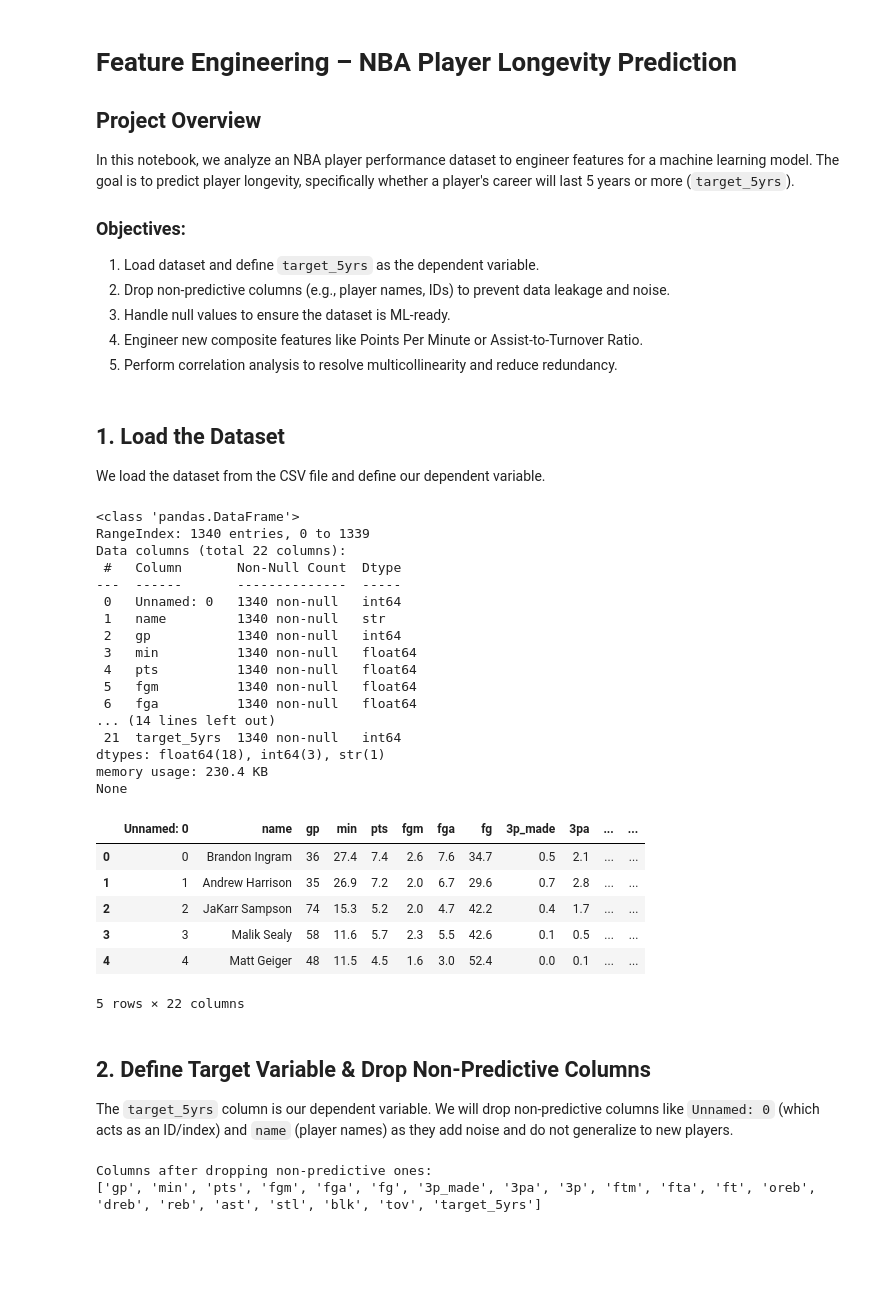
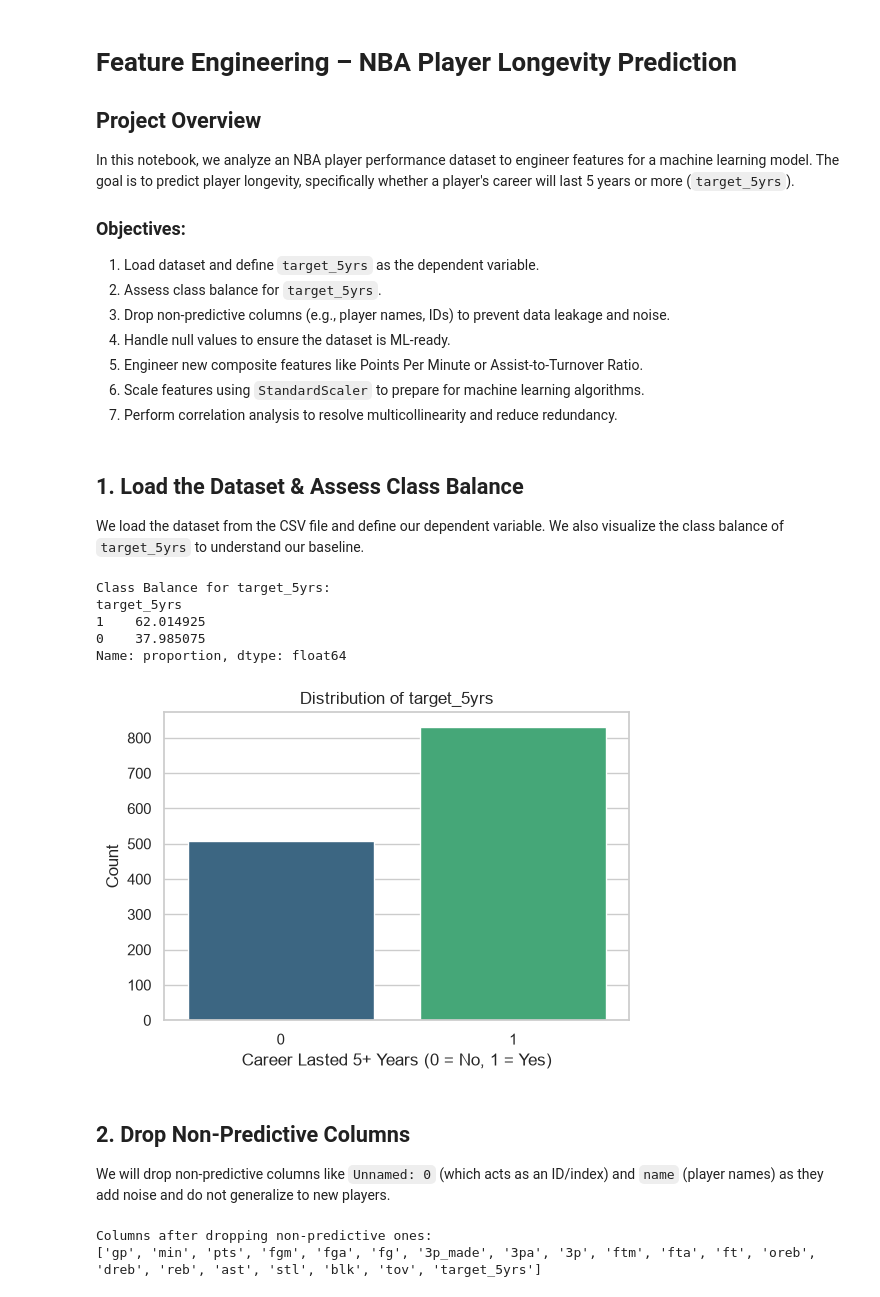
Before and after one commit to Deanthestallion/NBAAssignment, a Jupyter notebook: nba_feature_engineering.ipynb, the cells around one changed output. Cells and saved outputs as stored; diff of their text form; code cells hidden in the pictures; blank space fills up the shorter version.

```diff
--- a/nba_feature_engineering.ipynb
+++ b/nba_feature_engineering.ipynb
@@ -5,10 +5,12 @@ In this notebook, we analyze an NBA player performance dataset to engineer featu
 
 ### Objectives:
 1. Load dataset and define `target_5yrs` as the dependent variable.
-2. Drop non-predictive columns (e.g., player names, IDs) to prevent data leakage and noise.
-3. Handle null values to ensure the dataset is ML-ready.
-4. Engineer new composite features like Points Per Minute or Assist-to-Turnover Ratio.
-5. Perform correlation analysis to resolve multicollinearity and reduce redundancy.
+2. Assess class balance for `target_5yrs`.
+3. Drop non-predictive columns (e.g., player names, IDs) to prevent data leakage and noise.
+4. Handle null values to ensure the dataset is ML-ready.
+5. Engineer new composite features like Points Per Minute or Assist-to-Turnover Ratio.
+6. Scale features using `StandardScaler` to prepare for machine learning algorithms.
+7. Perform correlation analysis to resolve multicollinearity and reduce redundancy.
 # %%
 import pandas as pd
 import numpy as np
@@ -20,43 +23,35 @@ sns.set_theme(style="whitegrid")
 import warnings
 warnings.filterwarnings('ignore')
 # %% [markdown]
-## 1. Load the Dataset
-We load the dataset from the CSV file and define our dependent variable.
+## 1. Load the Dataset & Assess Class Balance
+We load the dataset from the CSV file and define our dependent variable. We also visualize the class balance of `target_5yrs` to understand our baseline.
-# %%
-# Load the dataset
-file_name = '0f484464-3cc8-4bfc-968b-b1a9fc4d4b1d (2).csv'
-df = pd.read_csv(file_name)
-
-# Display dataset info and first few rows
-print(df.info())
-df.head()
-# %% [output]
-<class 'pandas.DataFrame'>
-RangeIndex: 1340 entries, 0 to 1339
-Data columns (total 22 columns):
- #   Column       Non-Null Count  Dtype
----  ------       --------------  -----
- 0   Unnamed: 0   1340 non-null   int64
- 1   name         1340 non-null   str
- 2   gp           1340 non-null   int64
- 3   min          1340 non-null   float64
- 4   pts          1340 non-null   float64
- 5   fgm          1340 non-null   float64
- 6   fga          1340 non-null   float64
-... (14 lines left out)
- 21  target_5yrs  1340 non-null   int64
-dtypes: float64(18), int64(3), str(1)
-memory usage: 230.4 KB
-None
-|  | Unnamed: 0 | name | gp | min | pts | fgm | fga | fg | 3p_made | 3pa | ... | ... |
-| 0 | 0 | Brandon Ingram | 36 | 27.4 | 7.4 | 2.6 | 7.6 | 34.7 | 0.5 | 2.1 | ... | ... |
-| 1 | 1 | Andrew Harrison | 35 | 26.9 | 7.2 | 2.0 | 6.7 | 29.6 | 0.7 | 2.8 | ... | ... |
-| 2 | 2 | JaKarr Sampson | 74 | 15.3 | 5.2 | 2.0 | 4.7 | 42.2 | 0.4 | 1.7 | ... | ... |
-| 3 | 3 | Malik Sealy | 58 | 11.6 | 5.7 | 2.3 | 5.5 | 42.6 | 0.1 | 0.5 | ... | ... |
-| 4 | 4 | Matt Geiger | 48 | 11.5 | 4.5 | 1.6 | 3.0 | 52.4 | 0.0 | 0.1 | ... | ... |
-5 rows × 22 columns
+# %%
+# Load the dataset
+file_name = '0f484464-3cc8-4bfc-968b-b1a9fc4d4b1d (2).csv'
+df = pd.read_csv(file_name)
+
+# Define target variable
+target_col = 'target_5yrs'
+
+# Print value counts
+print("Class Balance for target_5yrs:")
+print(df[target_col].value_counts(normalize=True) * 100)
+
+# Visualize class balance
+plt.figure(figsize=(6, 4))
+sns.countplot(data=df, x=target_col, palette='viridis')
+plt.title("Distribution of target_5yrs")
+plt.xlabel("Career Lasted 5+ Years (0 = No, 1 = Yes)")
+plt.ylabel("Count")
+plt.show()
+# %% [output]
+Class Balance for target_5yrs:
+target_5yrs
+1    62.014925
+0    37.985075
+Name: proportion, dtype: float64
+[figure, added]
 # %% [markdown]
-## 2. Define Target Variable & Drop Non-Predictive Columns
-The `target_5yrs` column is our dependent variable.
+## 2. Drop Non-Predictive Columns
 We will drop non-predictive columns like `Unnamed: 0` (which acts as an ID/index) and `name` (player names) as they add noise and do not generalize to new players.
 # %%
```
Also changed, not shown: parts of 13 cells of this notebook, 1 other file.
